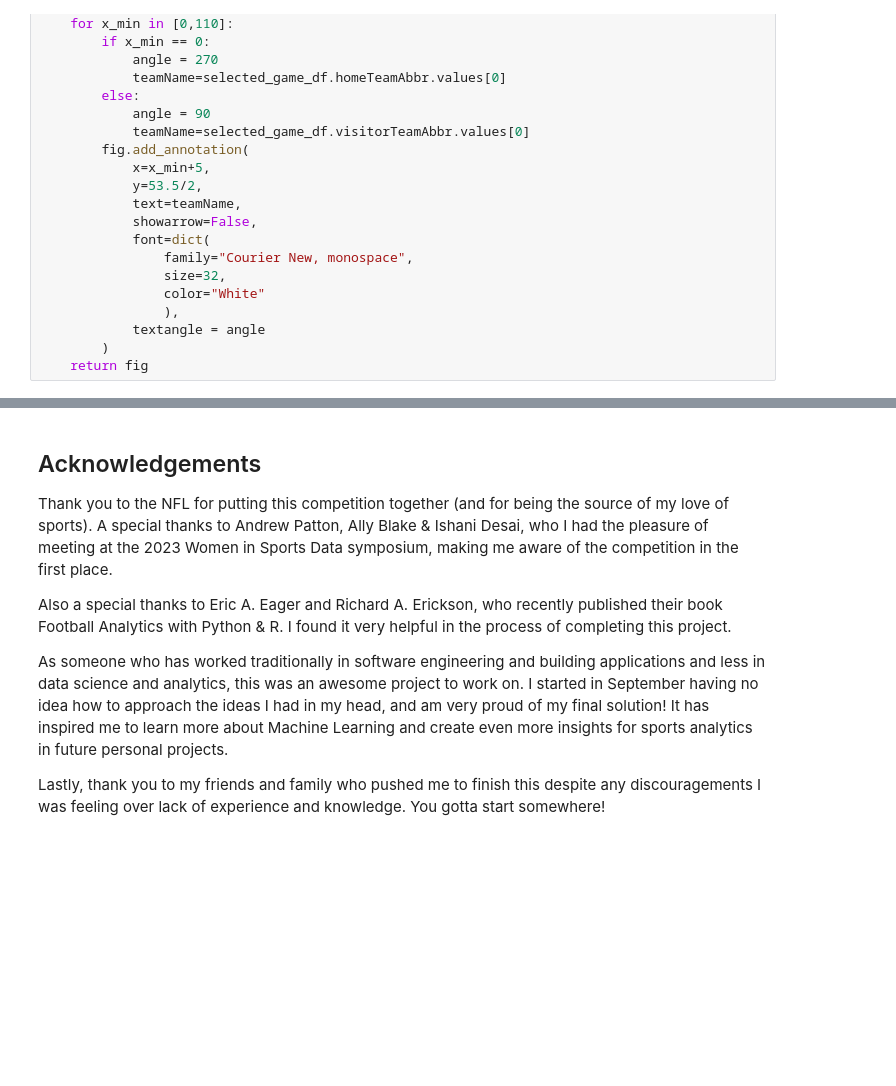
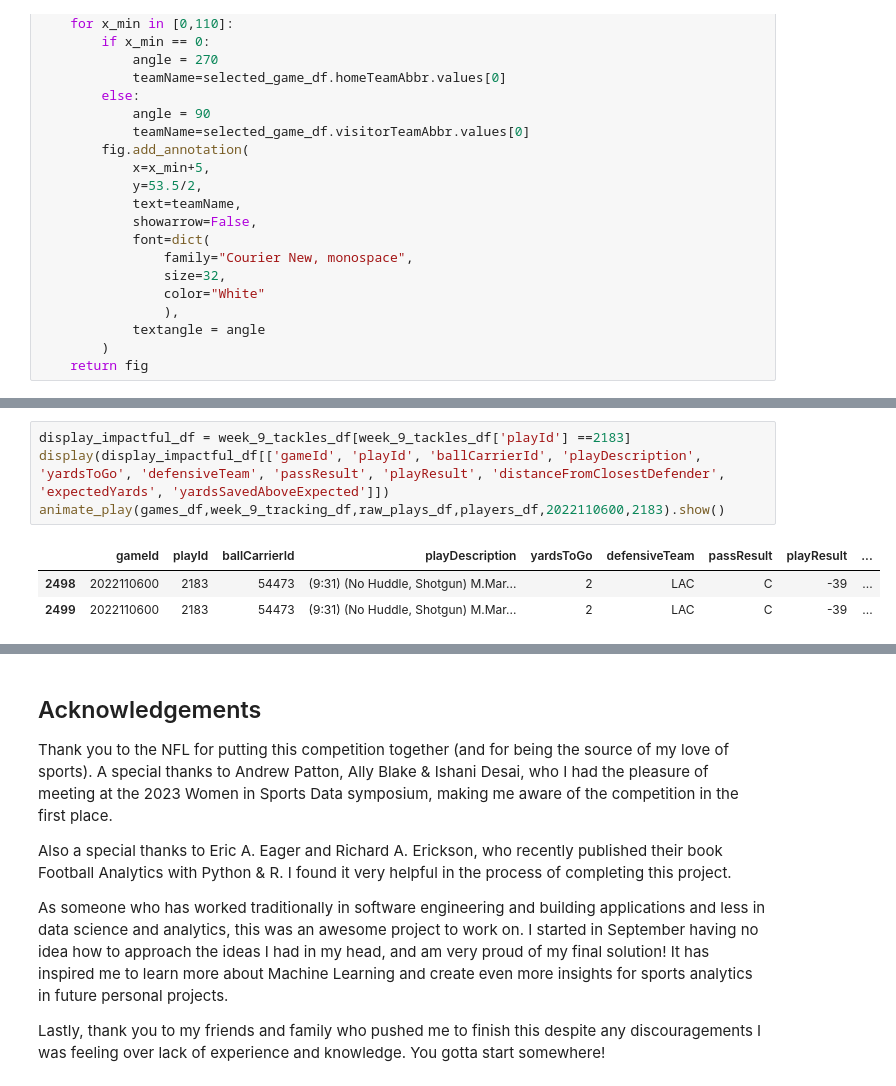
Before and after one commit to jennmohr/nfl-big-data-bowl-24, a Jupyter notebook: evaluation-of-team-tackle-yards-saved-using-ml.ipynb, the cells around one changed output, grey strips where cells are left out. Drawn from its saved outputs; the diff is of its cells as text; blank space fills up the shorter version.

```diff
--- a/evaluation-of-team-tackle-yards-saved-using-ml.ipynb
+++ b/evaluation-of-team-tackle-yards-saved-using-ml.ipynb
@@ -702,0 +693,8 @@ animate_play(games_df,week_9_tracking_df,raw_plays_df,players_df,2022110600,2183
+# %%
+display_impactful_df = week_9_tackles_df[week_9_tackles_df['playId'] ==2183]
+display(display_impactful_df[['gameId', 'playId', 'ballCarrierId', 'playDescription', 'yardsToGo', 'defensiveTeam', 'passResult', 'playResult', 'distanceFromClosestDefender', 'expectedYards', 'yardsSavedAboveExpected']])
+animate_play(games_df,week_9_tracking_df,raw_plays_df,players_df,2022110600,2183).show()
+# %% [output]
+|  | gameId | playId | ballCarrierId | playDescription | yardsToGo | defensiveTeam | passResult | playResult | ... |
+| 2498 | 2022110600 | 2183 | 54473 | (9:31) (No Huddle, Shotgun) M.Mar... | 2 | LAC | C | -39 | ... |
+| 2499 | 2022110600 | 2183 | 54473 | (9:31) (No Huddle, Shotgun) M.Mar... | 2 | LAC | C | -39 | ... |
```
Also changed, not shown: parts of 15 cells of this notebook.
